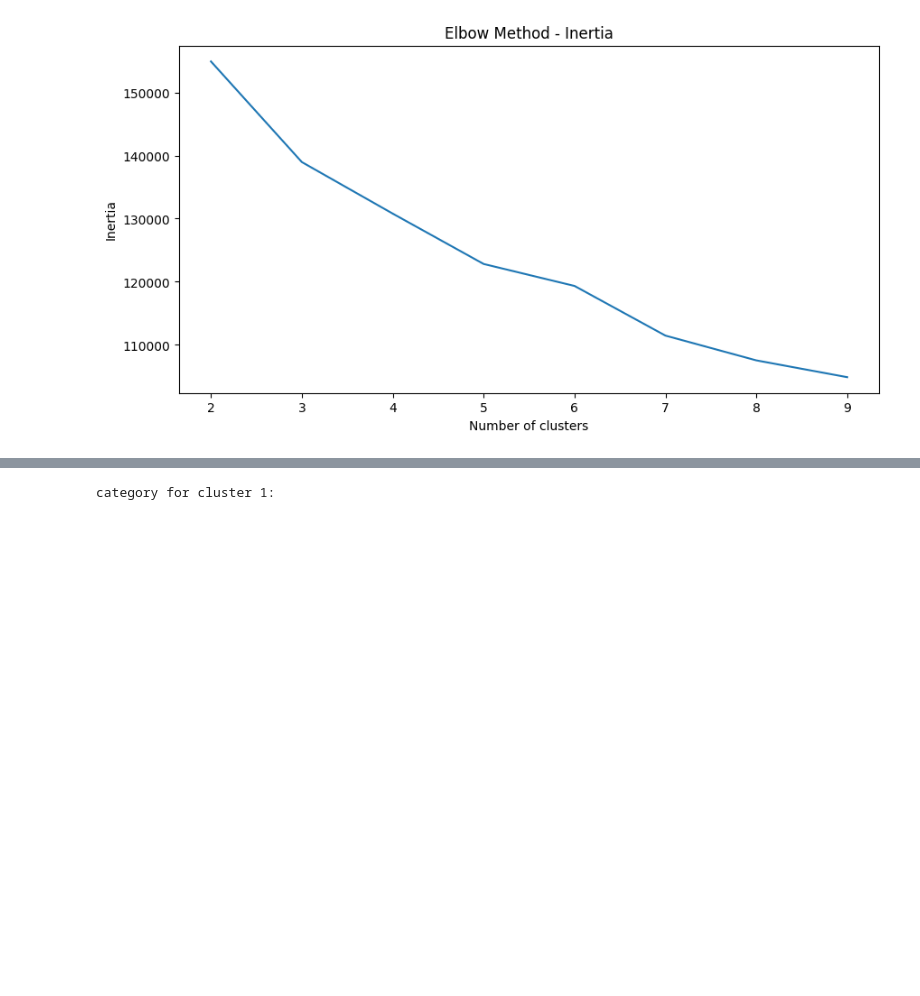
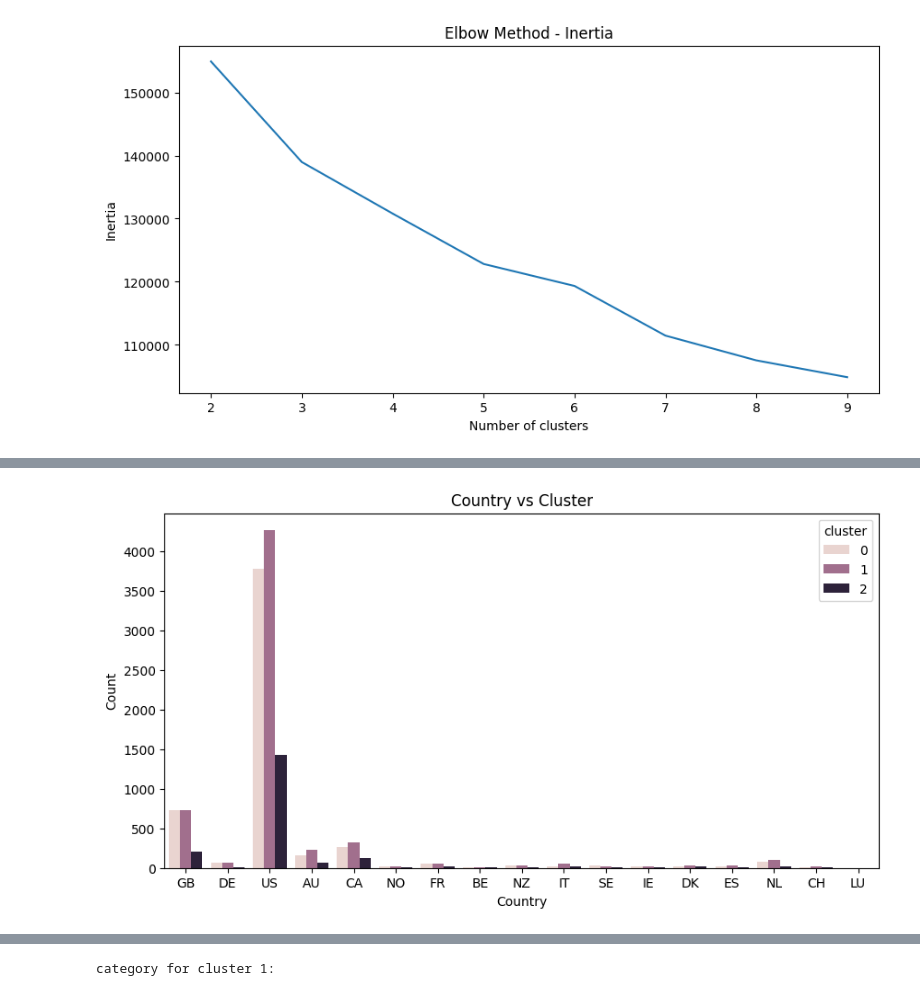
Before and after one commit to yiyiyang81/insy662-individual-project, a Jupyter notebook: model/unsupervised.ipynb, the cells around one changed output, grey strips where cells are left out. Saved outputs shown, nothing was run; the diff lists cells and outputs as text; code cells hidden in the pictures; blank space fills up the shorter version.

```diff
--- a/model/unsupervised.ipynb
+++ b/model/unsupervised.ipynb
@@ -411,0 +465,7 @@ plt.show()
+# %%
+country_col_names = [col for col in k_means_res.columns if col.startswith('country_')]
+country_cols = k_means_res[country_col_names]
+k_means_res.drop(country_col_names,axis=1,inplace=True)
+k_means_res['country'] = country_cols.idxmax(axis=1).apply(lambda x: x.replace("country_",""))
+# %% [output]
+[figure, added]
```
Also changed, not shown: parts of 19 cells of this notebook.
